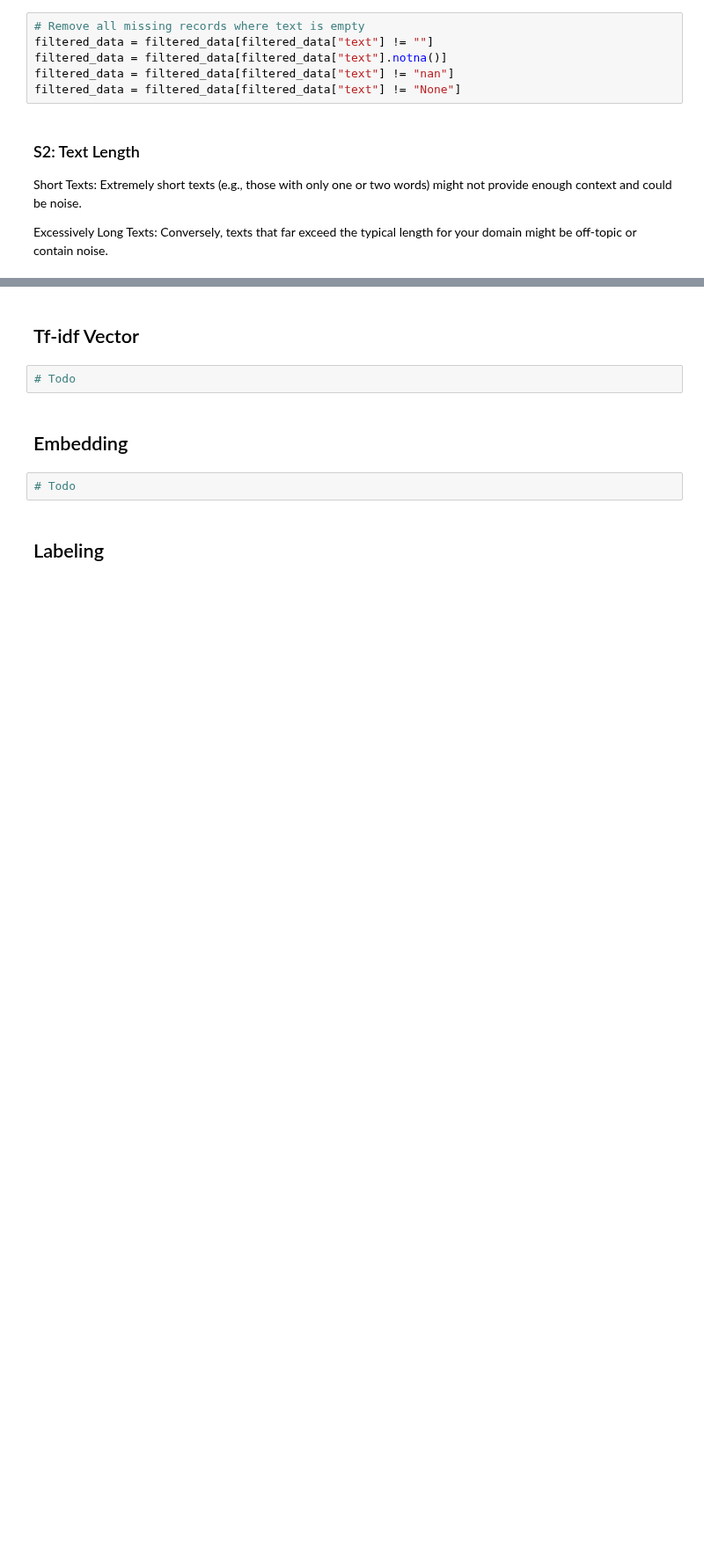
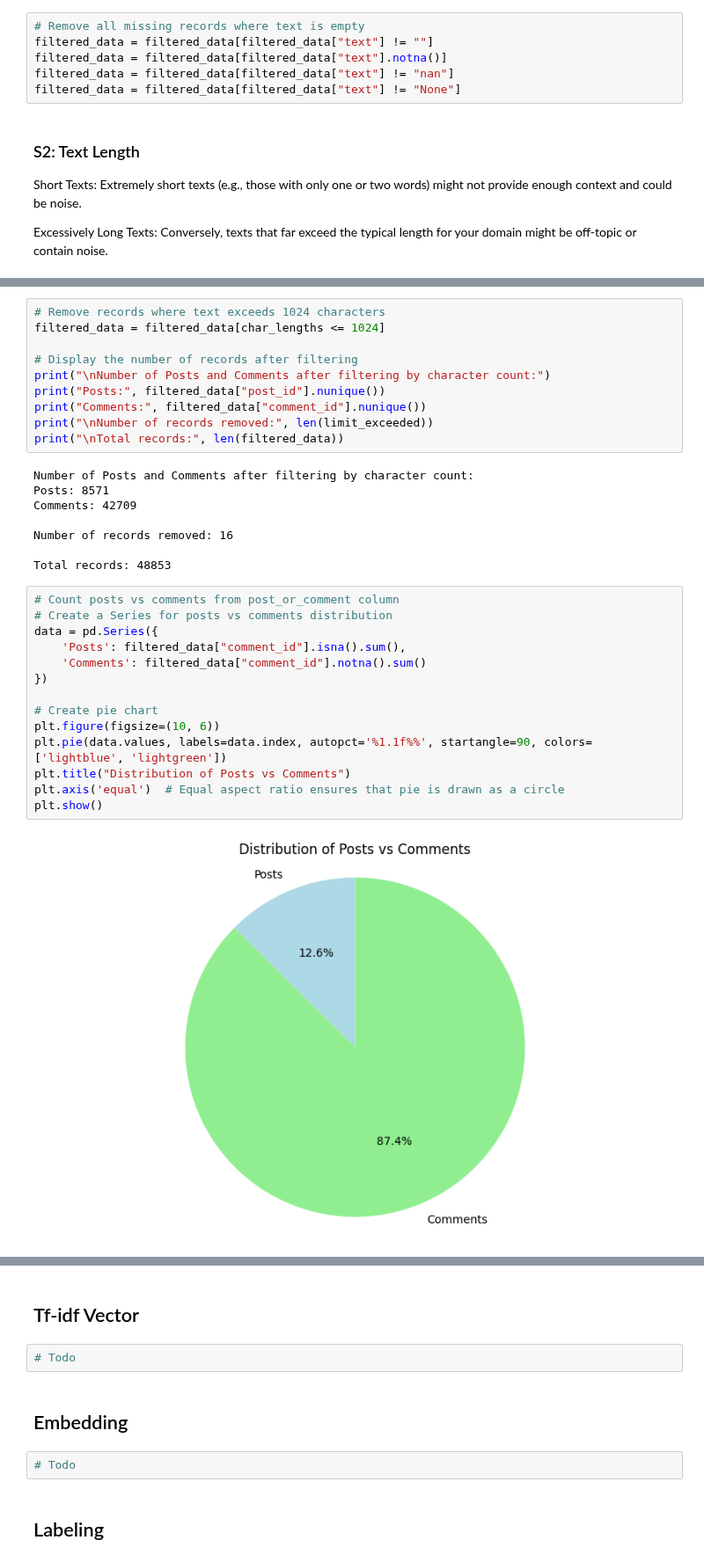
Before and after one commit to ajm2004/OpenAI-Sentiment-Analysis, a Jupyter notebook: openAI_Notebook.ipynb, the cells around one changed output, grey strips where cells are left out. Shown at 88% size. Saved outputs shown, nothing was run; the diff lists cells and outputs as text; blank space fills up the shorter version.

Commit message:
Refines filtering

```diff
--- a/openAI_Notebook.ipynb
+++ b/openAI_Notebook.ipynb
@@ -726,0 +1024,34 @@ print(filtered_data["comment_id"].isna().sum())
+# %%
+# Remove records where text exceeds 1024 characters
+filtered_data = filtered_data[char_lengths <= 1024]
+
+# Display the number of records after filtering
+print("\nNumber of Posts and Comments after filtering by character count:")
+print("Posts:", filtered_data["post_id"].nunique())
+print("Comments:", filtered_data["comment_id"].nunique())
+print("\nNumber of records removed:", len(limit_exceeded))
+print("\nTotal records:", len(filtered_data))
+# %% [output]
+Number of Posts and Comments after filtering by character count:
+Posts: 8571
+Comments: 42709
+
+Number of records removed: 16
+
+Total records: 48853
+# %%
+# Count posts vs comments from post_or_comment column
+# Create a Series for posts vs comments distribution
+data = pd.Series({
+    'Posts': filtered_data["comment_id"].isna().sum(),
+    'Comments': filtered_data["comment_id"].notna().sum()
+})
+
+# Create pie chart
+plt.figure(figsize=(10, 6))
+plt.pie(data.values, labels=data.index, autopct='%1.1f%%', startangle=90, colors=['lightblue', 'lightgreen'])
+plt.title("Distribution of Posts vs Comments")
+plt.axis('equal')  # Equal aspect ratio ensures that pie is drawn as a circle
+plt.show()
+# %% [output]
+[figure, added]
```
Also changed, not shown: parts of 29 cells of this notebook.
